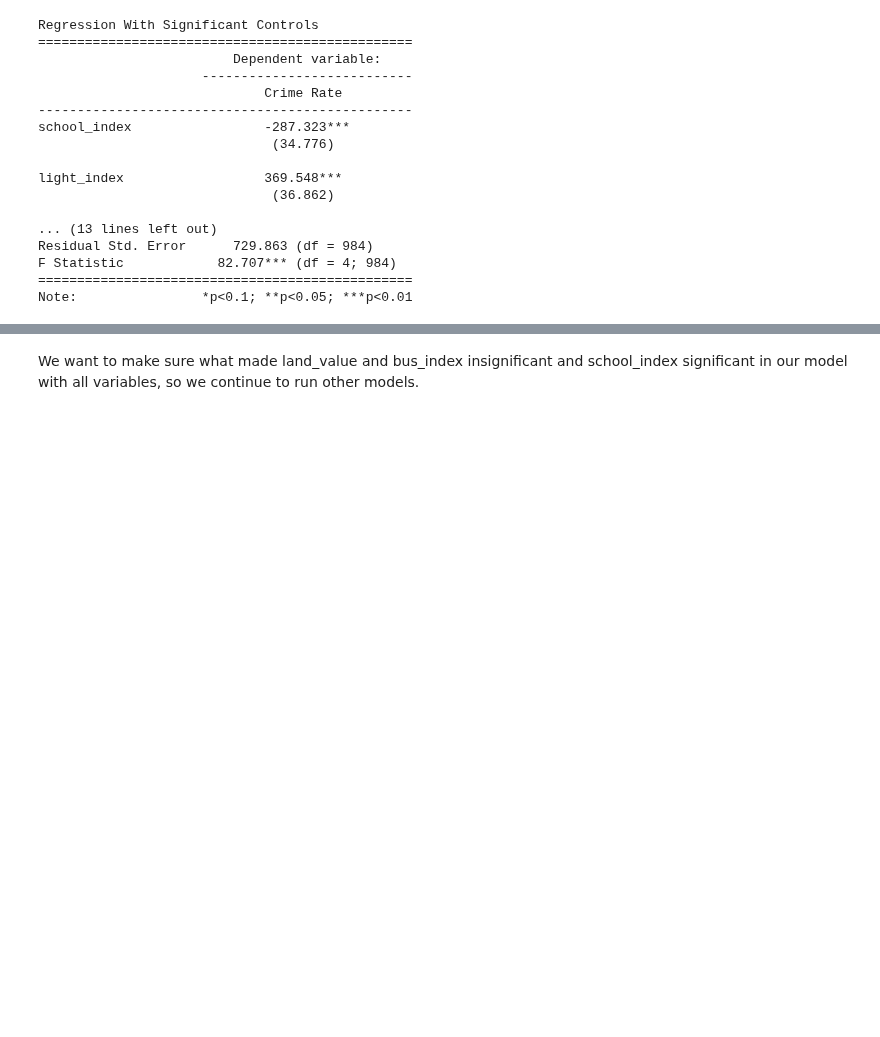
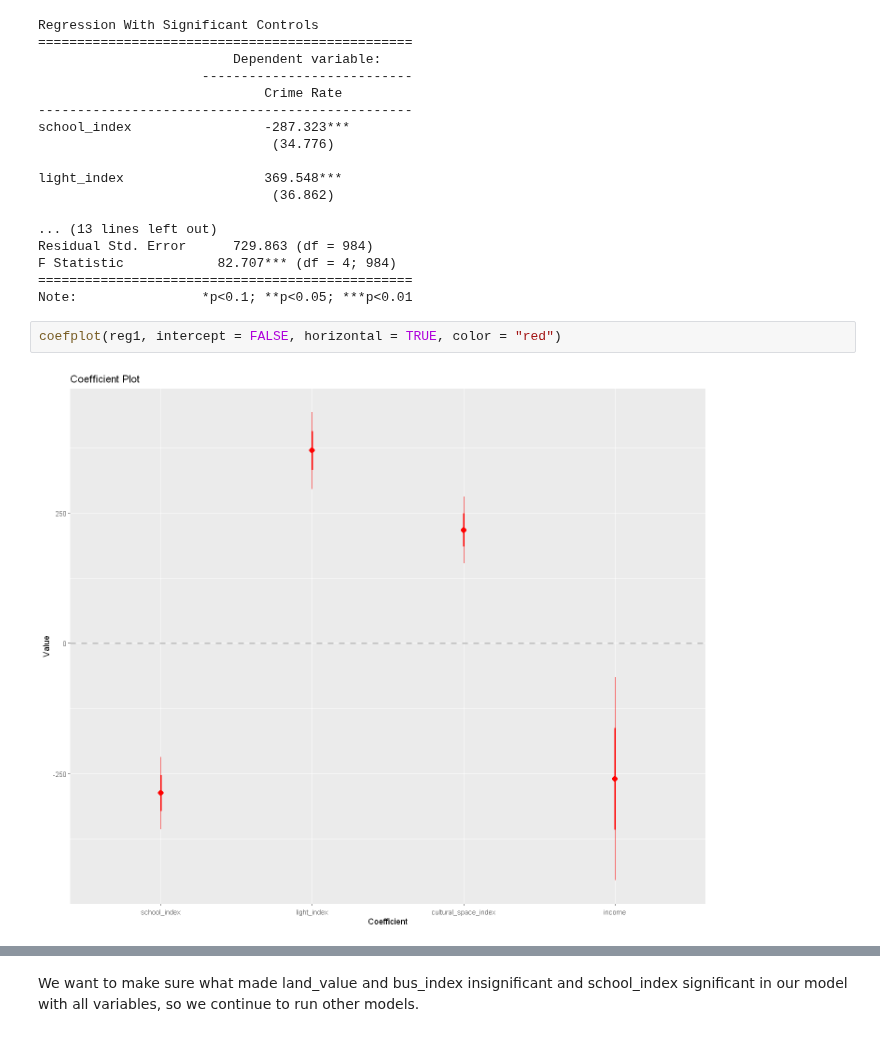
Before and after one commit to Irene-Berezin/econ326, a Jupyter notebook: project_regression.ipynb, the cells around one changed output, grey strips where cells are left out. Saved outputs shown, nothing was run; the diff lists cells and outputs as text; blank space fills up the shorter version.

```diff
--- a/project_regression.ipynb
+++ b/project_regression.ipynb
@@ -270,6 +246,10 @@ Residual Std. Error      729.863 (df = 984)
 F Statistic            82.707*** (df = 4; 984)
 ================================================
 Note:                *p<0.1; **p<0.05; ***p<0.01
+# %%
+coefplot(reg1, intercept = FALSE, horizontal = TRUE, color = "red")
+# %% [output]
+[figure, added]
 # %%
 stargazer(simple_regressions, reg1, reg_all,
           type = "text",
```
Also changed, not shown: parts of 5 cells of this notebook, 1 other file.
